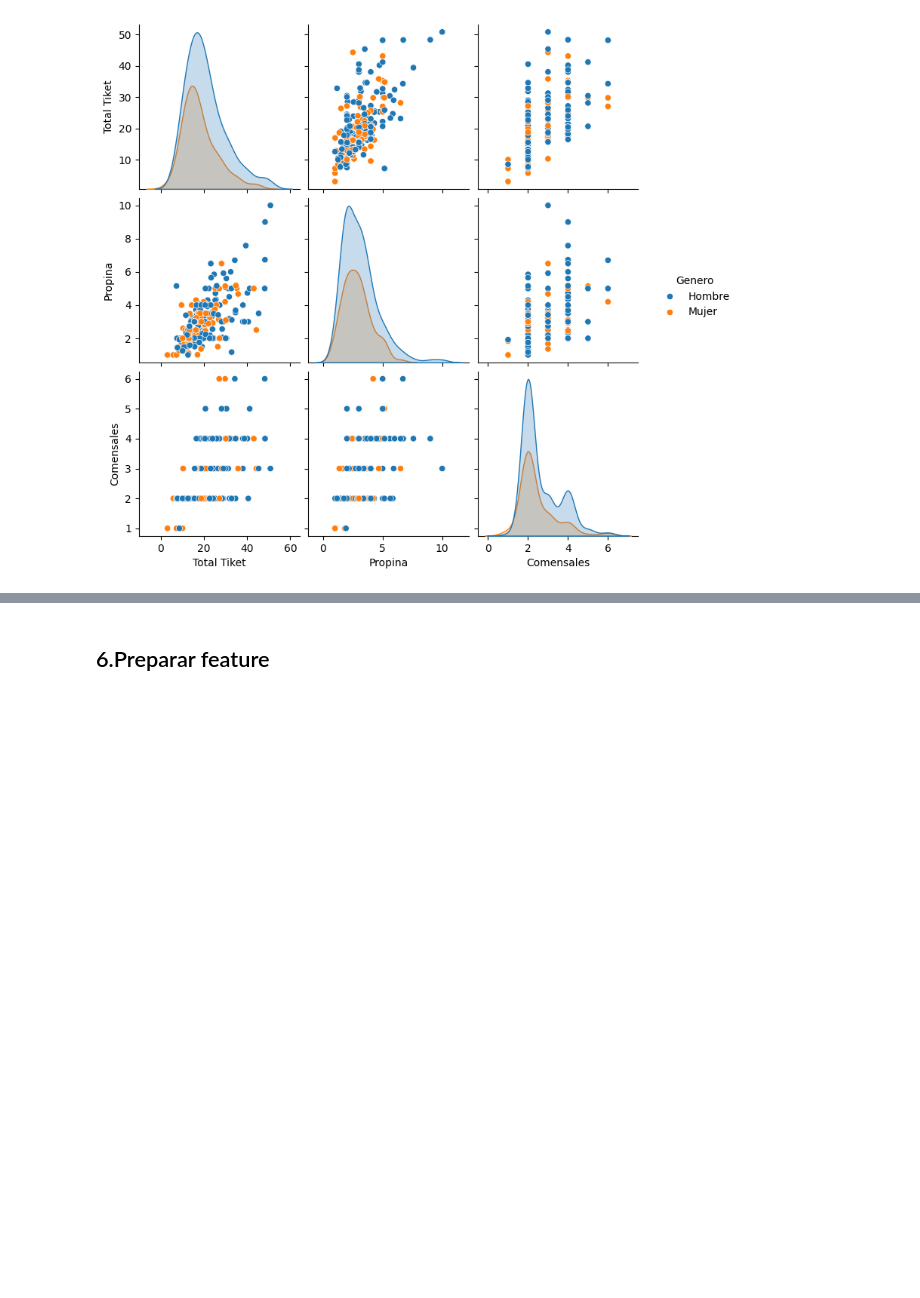
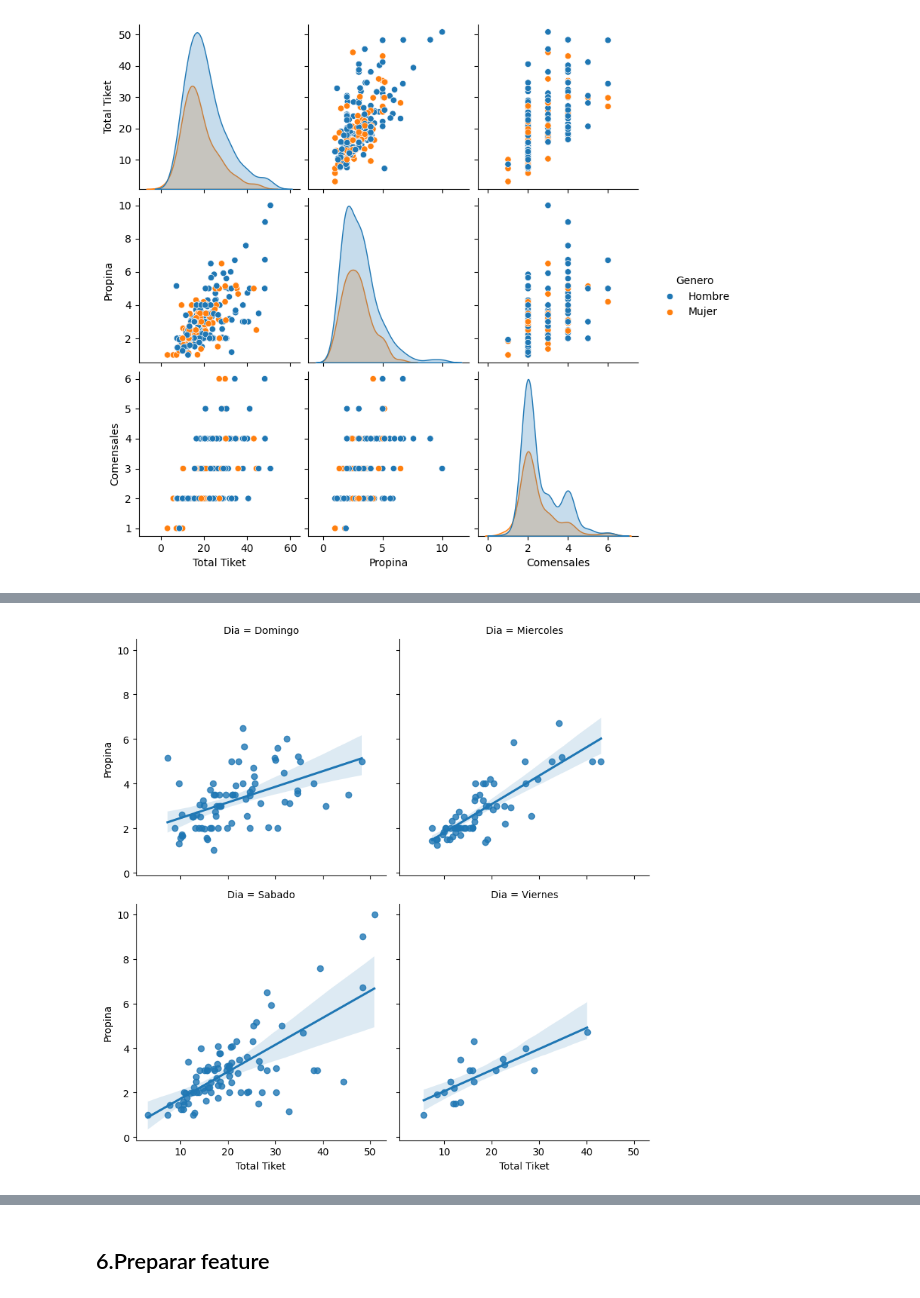
Before and after one commit to MarcoCasSir/LaboratorioDataScience, a Jupyter notebook: act3/tips_marco_casati.ipynb, the cells around one changed output, grey strips where cells are left out. Drawn from its saved outputs; the diff is of its cells as text; code cells hidden in the pictures; blank space fills up the shorter version.

```diff
--- a/act3/tips_marco_casati.ipynb
+++ b/act3/tips_marco_casati.ipynb
@@ -756,0 +768,6 @@ plt.show()
+# %%
+# Regresión separada por día
+sns.lmplot(data=df, x='Total Tiket', y='Propina', col='Dia', col_wrap=2, height=4)
+plt.show()
+# %% [output]
+[figure, added]
```
Also changed, not shown: parts of 24 cells of this notebook.
